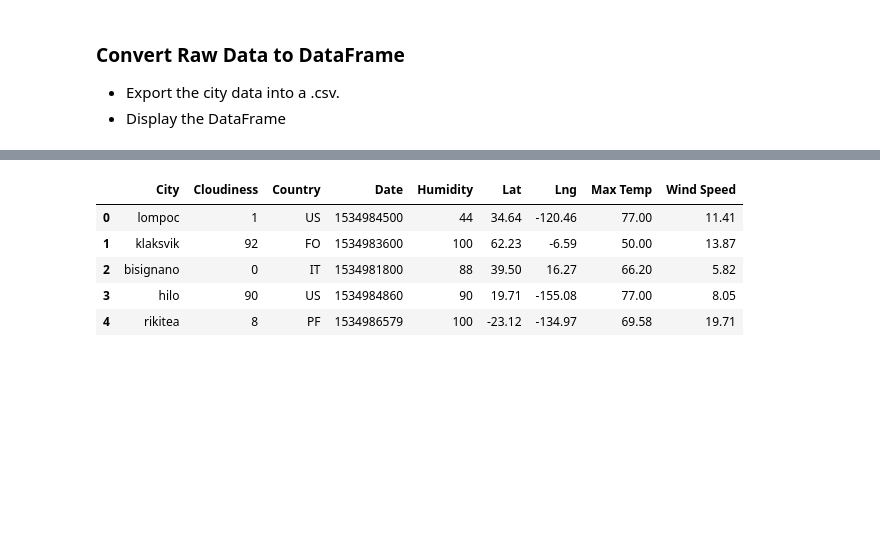
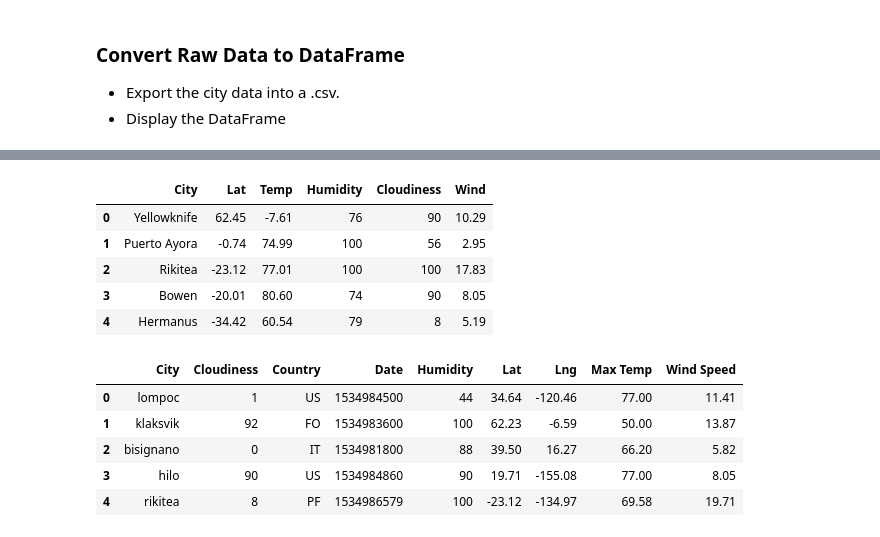
Before and after one commit to mrudolph1229/API-Homework, a Jupyter notebook: starter_code/WeatherPy.ipynb, the cells around one changed output, grey strips where cells are left out. Saved outputs shown, nothing was run; the diff lists cells and outputs as text; code cells hidden in the pictures; blank space fills up the shorter version.

```diff
--- a/starter_code/WeatherPy.ipynb
+++ b/starter_code/WeatherPy.ipynb
@@ -72,14 +73,19 @@ temp = []
 humidity = []
 cloudiness = []
 wind = []
-cities2 = ["London", "Phoenix", "Anaheim", "Boston"]
+lat = []
+used_cities = []
 
-for city in cities2:
-    response = requests.get(query_url + city).json()
-    temp.append(response['main']['temp'])
-    humidity.append(response['main']['humidity'])
-    cloudiness.append(response['clouds']['all'])
-    wind.append(response['wind']['speed'])
-
-humidity
+for city in cities:
+        response = requests.get(query_url + city).json()
+        try:
+            temp.append(response["main"]["temp"])
+            humidity.append(response["main"]["humidity"])
+            cloudiness.append(response["clouds"]["all"])
+            wind.append(response["wind"]["speed"])
+            lat.append(response["coord"]["lat"])
+            used_cities.append(response["name"])
+            print(f"Processing {city}")
+        except :
+            print(f"{city} not found.")
 # %% [output]
@@ -87,7 +108,0 @@ humidity
-# %%
-for city in cities:
-    response = requests.get(query_url + city).json()
-    temp.append(response['main']['temp'])
-    humidity.append(response['main']['humidity'])
-    cloudiness.append(response['clouds']['all'])
-    wind.append(response['wind']['speed'])
@@ -128,3 +132,21 @@ dtype: int64
+# %%
+weather_dict = {
+    "City": used_cities,
+    "Lat": lat,
+    "Temp": temp,
+    "Humidity": humidity,
+    "Cloudiness": cloudiness,
+    "Wind": wind
+}
+weather_data = pd.DataFrame(weather_dict)
+weather_data.head()
+# %% [output]
+|  | City | Lat | Temp | Humidity | Cloudiness | Wind |
+| 0 | Yellowknife | 62.45 | -7.61 | 76 | 90 | 10.29 |
+| 1 | Puerto Ayora | -0.74 | 74.99 | 100 | 56 | 2.95 |
+| 2 | Rikitea | -23.12 | 77.01 | 100 | 100 | 17.83 |
+| 3 | Bowen | -20.01 | 80.60 | 74 | 90 | 8.05 |
+| 4 | Hermanus | -34.42 | 60.54 | 79 | 8 | 5.19 |
 # %%
 # %% [output]
 |  | City | Cloudiness | Country | Date | Humidity | Lat | Lng | Max Temp | Wind Speed |
```
Also changed, not shown: parts of 6 cells of this notebook.
